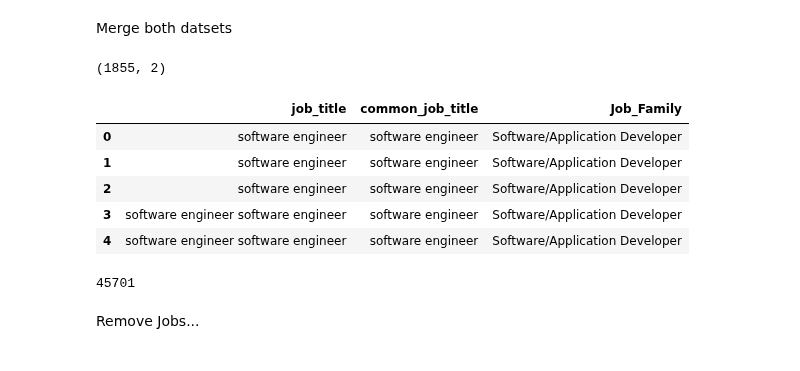
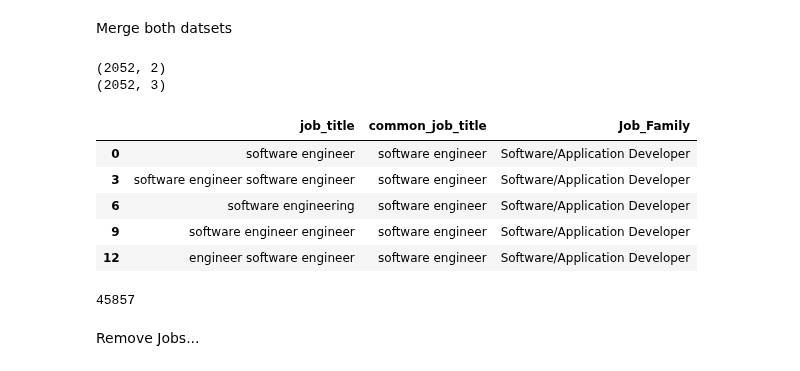
Before and after one commit to toadies/smu-ds-opinion-mining-co-reviews, a Jupyter notebook: notebooks/Section 2 - 2 - Job Titles - N-Gram and TFIDF.ipynb, the cells around one changed output. Saved outputs shown, nothing was run; the diff lists cells and outputs as text; code cells hidden in the pictures.

```diff
--- a/notebooks/Section 2 - 2 - Job Titles - N-Gram and TFIDF.ipynb
+++ b/notebooks/Section 2 - 2 - Job Titles - N-Gram and TFIDF.ipynb
@@ -46,7 +53,7 @@ Name: Job_Title, Length: 70, dtype: int64
 clean_job_titles_filtered = reviews.clean_job_title.value_counts()
 clean_job_titles_filtered = clean_job_titles_filtered.loc[clean_job_titles_filtered > 1].index.tolist()
 
-clean_job_titles_filtered.extend(set(common_tech_titles.Job_Title.tolist()))
+clean_job_titles_filtered.extend(common_tech_titles)
 
 print(len(clean_job_titles_filtered))
 # %% [output]
@@ -205,5 +212,5 @@ matches_df.sort_values(['similairity'], ascending=True).head(10)
 # %%
-filtered_jobs = matches_df.loc[matches_df.left_side.isin(set(common_tech_titles.Job_Title.tolist())),["left_side","right_side"]]
+filtered_jobs = matches_df.loc[matches_df.left_side.isin(common_tech_titles),["left_side","right_side"]]
 print(filtered_jobs.shape)
 
 pd.set_option("display.max_colwidth",500)
@@ -253,7 +260,7 @@ All 3-grams in cloud architect:
 from sklearn.feature_extraction.text import TfidfVectorizer
 
 vectorizer = TfidfVectorizer(min_df=1, analyzer=ngrams)
-tf_idf_matrix = vectorizer.fit_transform(set(common_tech_titles.Job_Title.tolist()))
+tf_idf_matrix = vectorizer.fit_transform(common_tech_titles)
 
 print(len(vectorizer.get_feature_names()))
 # %% [output]
@@ -280,8 +287,9 @@ COMPLETED IN: 7.2571940422058105
 # %%
 print('finding matches...')
 kmeans_matches = []
+
 for i,j in enumerate(indices):
-    temp = [round(distances[i][0],2), common_tech_titles[j[0]],clean_job_titles[i]]
+    temp = [round(distances[i][0],2), common_tech_titles.Job_Title.tolist()[j[0]],clean_job_titles[i]]
     kmeans_matches.append(temp)
 print('Building data frame...')
 kmeans_matches = pd.DataFrame(kmeans_matches, columns=['Match confidence (lower is better)','left_side','right_side'])
@@ -322,29 +334,25 @@ Merge both datsets
 # %%
 
 finalized_job_list = pd.concat([filtered_jobs, kmeans_filtered_jobs]).drop_duplicates()
 
 print(finalized_job_list.shape)
 
-finalized_job_list = finalized_job_list.merge(common_tech_titles, how="left", left_on="left_side",right_on="Job_Title")\
-                        .rename(columns={"right_side":"job_title","Job_Title":"common_job_title"})
-
-del finalized_job_list["left_side"]
-
 display( finalized_job_list.head() )
 
-finalized_job_list.to_csv("../data/finalized_job_list.csv", index=False)
+# finalized_job_list.to_csv("../data/finalized_job_list.csv", index=False)
 # %% [output]
-(1855, 2)
+(2052, 2)
+(2052, 3)
 |  | job_title | common_job_title | Job_Family |
 | 0 | software engineer | software engineer | Software/Application Developer |
-| 1 | software engineer | software engineer | Software/Application Developer |
-| 2 | software engineer | software engineer | Software/Application Developer |
 | 3 | software engineer software engineer | software engineer | Software/Application Developer |
-| 4 | software engineer software engineer | software engineer | Software/Application Developer |
+| 6 | software engineering | software engineer | Software/Application Developer |
+| 9 | software engineer engineer | software engineer | Software/Application Developer |
+| 12 | engineer software engineer | software engineer | Software/Application Developer |
 # %%
-sum(reviews.clean_job_title.isin(finalized_job_list.right_side.tolist()))
+sum(reviews.clean_job_title.isin(finalized_job_list.job_title.tolist()))
 # %% [output]
-45701
+45857
 # %% [markdown]
 Remove Jobs...
 # %%
```
Also changed, not shown: parts of 18 cells of this notebook.
